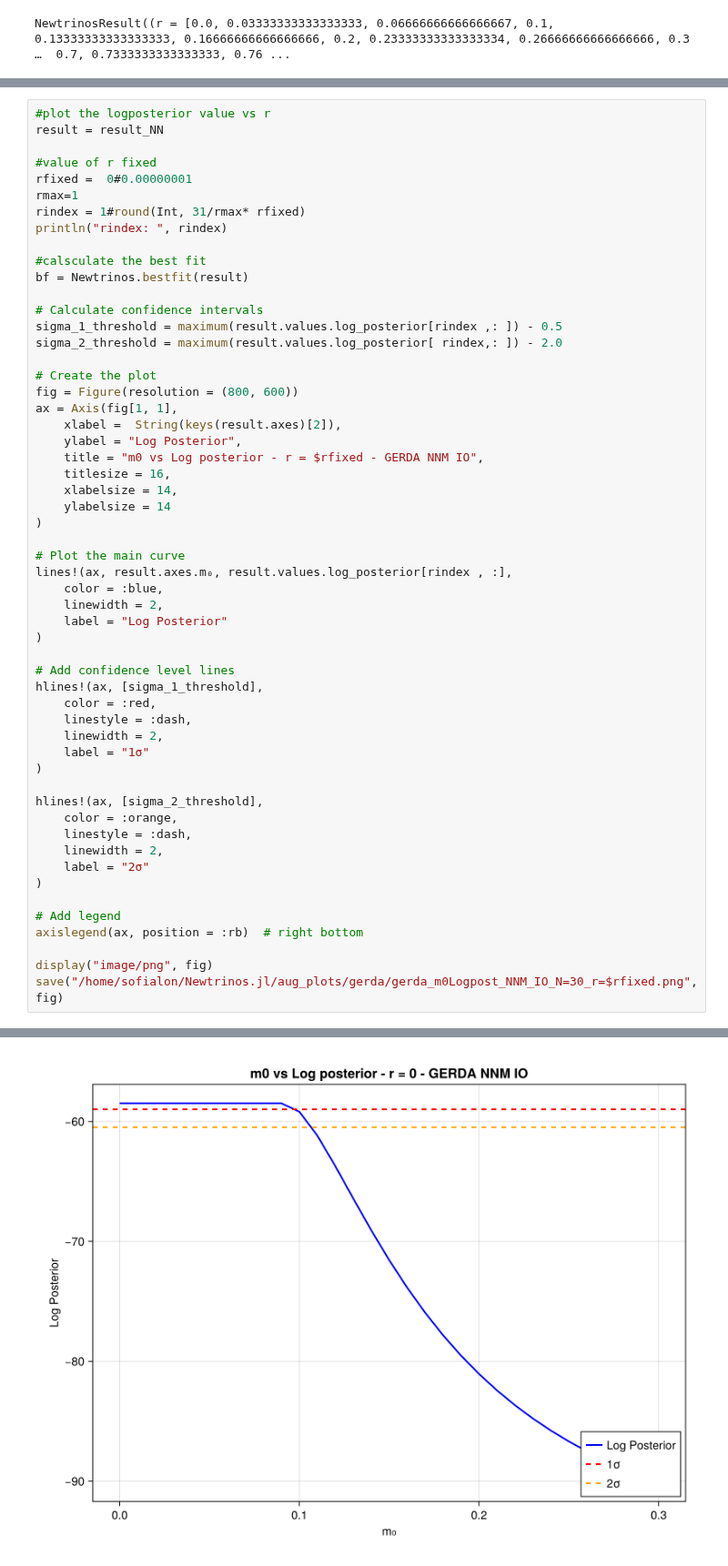
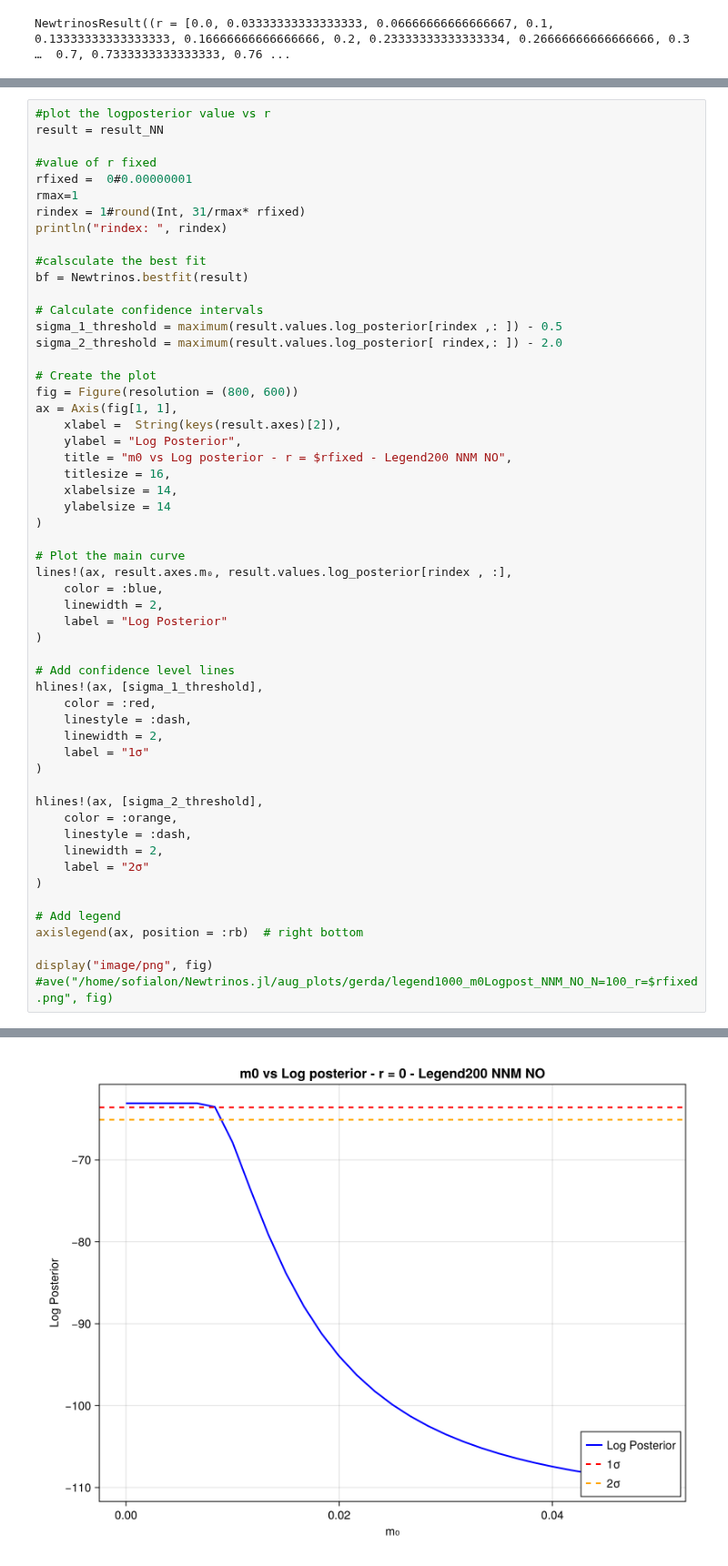
Before and after one commit to philippeller/Newtrinos.jl, a Jupyter notebook: src/experiments/gerda/gerda.ipynb, the cells around one changed output, grey strips where cells are left out. Shown at 91% size. Saved outputs shown, nothing was run; the diff lists cells and outputs as text.

```diff
--- a/src/experiments/gerda/gerda.ipynb
+++ b/src/experiments/gerda/gerda.ipynb
@@ -143,7 +143,7 @@ fig = Figure(resolution = (800, 600))
 ax = Axis(fig[1, 1],
     xlabel =  String(keys(result.axes)[2]),
     ylabel = "Log Posterior",
-    title = "m0 vs Log posterior - r = $rfixed - GERDA NNM IO",
+    title = "m0 vs Log posterior - r = $rfixed - Legend200 NNM NO",
     titlesize = 16,
     xlabelsize = 14,
     ylabelsize = 14
@@ -152,35 +152,35 @@ ax = Axis(fig[1, 1],
 # Plot the main curve
 lines!(ax, result.axes.m₀, result.values.log_posterior[rindex , :],
     color = :blue,
     linewidth = 2,
     label = "Log Posterior"
 )
 
 # Add confidence level lines
 hlines!(ax, [sigma_1_threshold],
     color = :red,
     linestyle = :dash,
     linewidth = 2,
     label = "1σ"
 )
 
 hlines!(ax, [sigma_2_threshold],
     color = :orange,
     linestyle = :dash,
     linewidth = 2,
     label = "2σ"
 )
 
 # Add legend
 axislegend(ax, position = :rb)  # right bottom
 
 display("image/png", fig)
-save("/home/sofialon/Newtrinos.jl/aug_plots/gerda/gerda_m0Logpost_NNM_IO_N=30_r=$rfixed.png", fig)
+#ave("/home/sofialon/Newtrinos.jl/aug_plots/gerda/legend1000_m0Logpost_NNM_NO_N=100_r=$rfixed.png", fig)
 # %% [output]
 rindex: 1
 ┌ Warning: Found `resolution` in the theme when creating a `Scene`. The `resolution` keyword for `Scene`s and `Figure`s has been deprecated. Use `Figure(; size = ...` or `Scene(; size = ...)` instead, ...
 └ @ Makie ~/.julia/packages/Makie/dYDv2/src/scenes.jl:238
-[figure, old version]
+[figure, new version]
 # %%
 
 #value of m0 fixed
```
Also changed, not shown: parts of 8 cells of this notebook, 16 other files.
